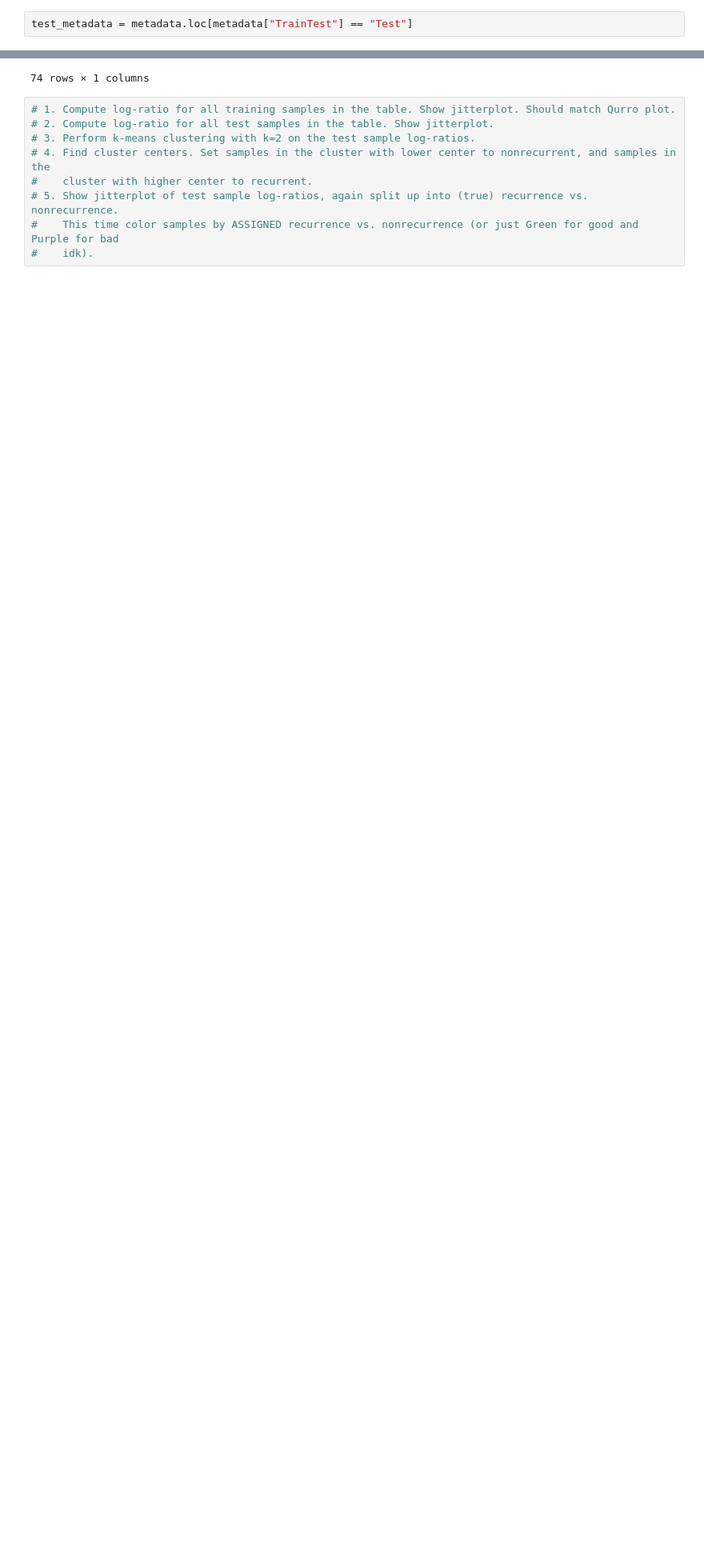
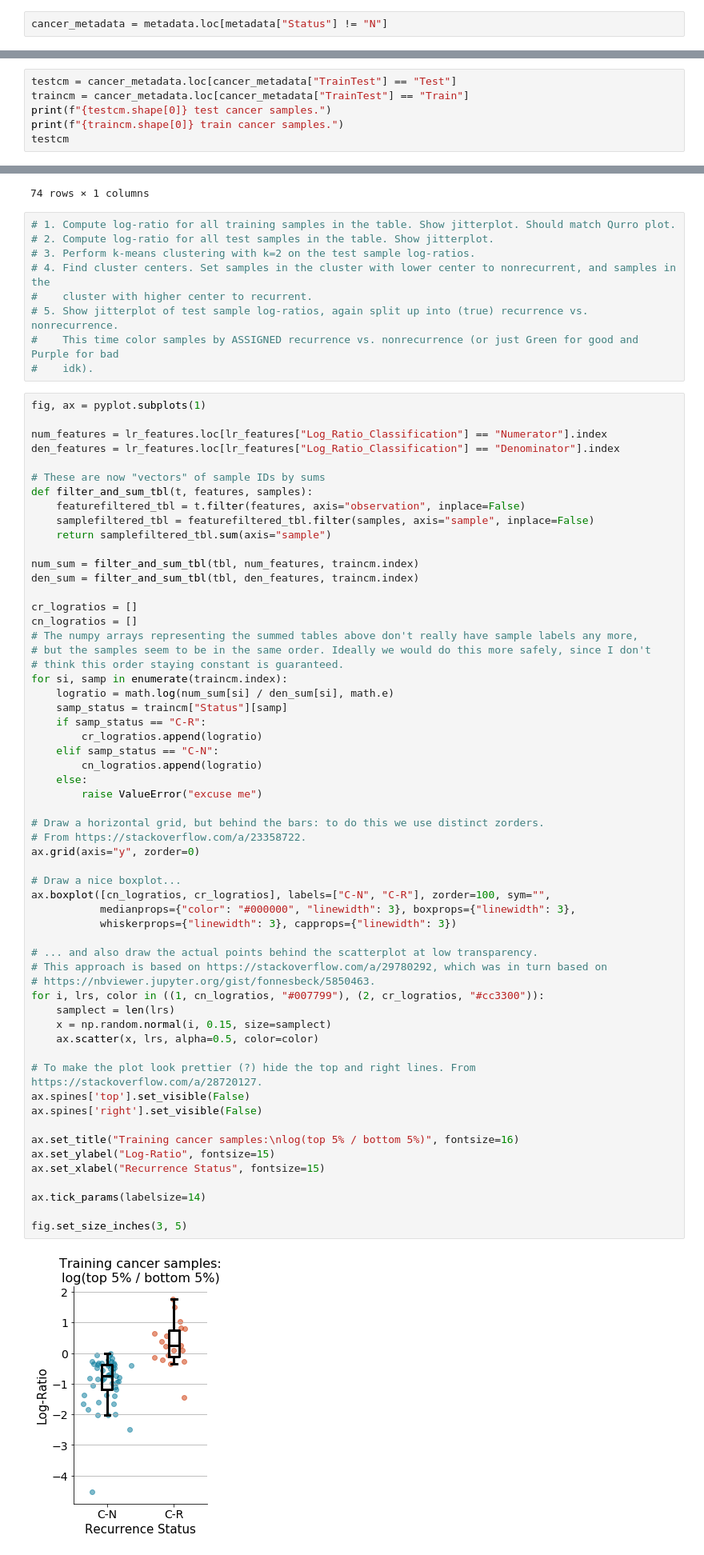
Before and after one commit to fedarko/283-project, a Jupyter notebook: notebooks/04-ClusterLogRatios.ipynb, the cells around one changed output, grey strips where cells are left out. Shown: that part at 80% size. Cells and saved outputs as stored; diff of their text form; blank space fills up the shorter version.

Commit message:
plot logratio of train cancer data on sb ratio

```diff
--- a/notebooks/04-ClusterLogRatios.ipynb
+++ b/notebooks/04-ClusterLogRatios.ipynb
@@ -7,4 +16,4 @@ import biom
 # %%
 metadata = pd.read_csv("../data/final_metadata.tsv", sep="\t", index_col=0)
 # %%
-test_metadata = metadata.loc[metadata["TrainTest"] == "Test"]
+cancer_metadata = metadata.loc[metadata["Status"] != "N"]
@@ -34,0 +20,6 @@ cancer_test_metadata
+# %%
+testcm = cancer_metadata.loc[cancer_metadata["TrainTest"] == "Test"]
+traincm = cancer_metadata.loc[cancer_metadata["TrainTest"] == "Train"]
+print(f"{testcm.shape[0]} test cancer samples.")
+print(f"{traincm.shape[0]} train cancer samples.")
+testcm
@@ -67,3 +79,63 @@ lr_features
 # 5. Show jitterplot of test sample log-ratios, again split up into (true) recurrence vs. nonrecurrence.
 #    This time color samples by ASSIGNED recurrence vs. nonrecurrence (or just Green for good and Purple for bad
 #    idk).
+# %%
+fig, ax = pyplot.subplots(1)
+
+num_features = lr_features.loc[lr_features["Log_Ratio_Classification"] == "Numerator"].index
+den_features = lr_features.loc[lr_features["Log_Ratio_Classification"] == "Denominator"].index
+
+# These are now "vectors" of sample IDs by sums
+def filter_and_sum_tbl(t, features, samples):
+    featurefiltered_tbl = t.filter(features, axis="observation", inplace=False)
+    samplefiltered_tbl = featurefiltered_tbl.filter(samples, axis="sample", inplace=False)
+    return samplefiltered_tbl.sum(axis="sample")
+
+num_sum = filter_and_sum_tbl(tbl, num_features, traincm.index)
+den_sum = filter_and_sum_tbl(tbl, den_features, traincm.index)
+
+cr_logratios = []
+cn_logratios = []
+# The numpy arrays representing the summed tables above don't really have sample labels any more,
+# but the samples seem to be in the same order. Ideally we would do this more safely, since I don't
+# think this order staying constant is guaranteed.
+for si, samp in enumerate(traincm.index):
+    logratio = math.log(num_sum[si] / den_sum[si], math.e)
+    samp_status = traincm["Status"][samp]
+    if samp_status == "C-R":
+        cr_logratios.append(logratio)
+    elif samp_status == "C-N":
+        cn_logratios.append(logratio)
+    else:
+        raise ValueError("excuse me")
+
+# Draw a horizontal grid, but behind the bars: to do this we use distinct zorders.
+# From https://stackoverflow.com/a/23358722.
+ax.grid(axis="y", zorder=0)
+
+# Draw a nice boxplot...
+ax.boxplot([cn_logratios, cr_logratios], labels=["C-N", "C-R"], zorder=100, sym="",
+           medianprops={"color": "#000000", "linewidth": 3}, boxprops={"linewidth": 3},
+           whiskerprops={"linewidth": 3}, capprops={"linewidth": 3})
+
+# ... and also draw the actual points behind the scatterplot at low transparency.
+# This approach is based on https://stackoverflow.com/a/29780292, which was in turn based on
+# https://nbviewer.jupyter.org/gist/fonnesbeck/5850463.
+for i, lrs, color in ((1, cn_logratios, "#007799"), (2, cr_logratios, "#cc3300")):
+    samplect = len(lrs)
+    x = np.random.normal(i, 0.15, size=samplect)
+    ax.scatter(x, lrs, alpha=0.5, color=color)
+
+# To make the plot look prettier (?) hide the top and right lines. From https://stackoverflow.com/a/28720127.
+ax.spines['top'].set_visible(False)
+ax.spines['right'].set_visible(False)
+
+ax.set_title("Training cancer samples:\nlog(top 5% / bottom 5%)", fontsize=16)
+ax.set_ylabel("Log-Ratio", fontsize=15)
+ax.set_xlabel("Recurrence Status", fontsize=15)
+
+ax.tick_params(labelsize=14)
+
+fig.set_size_inches(3, 5)
+# %% [output]
+[figure, added]
```
Also changed, not shown: parts of 4 cells of this notebook.
